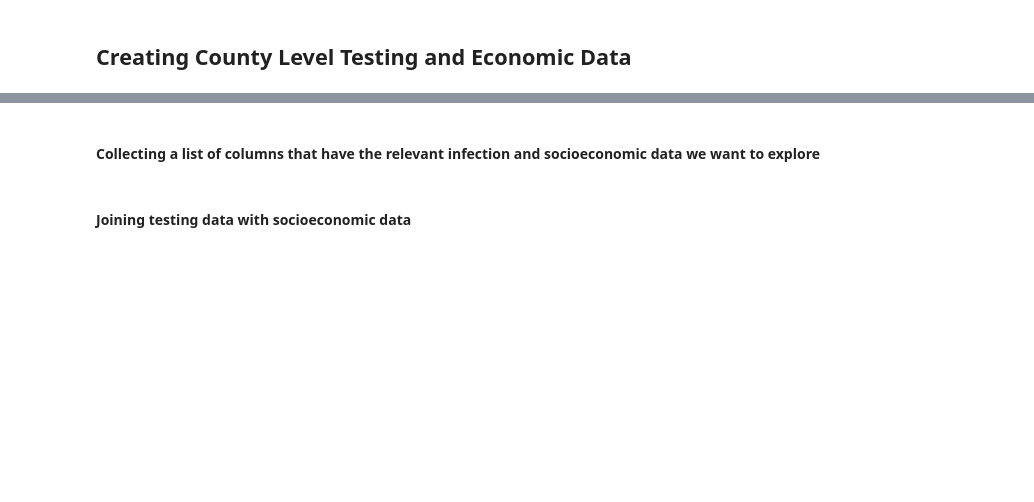
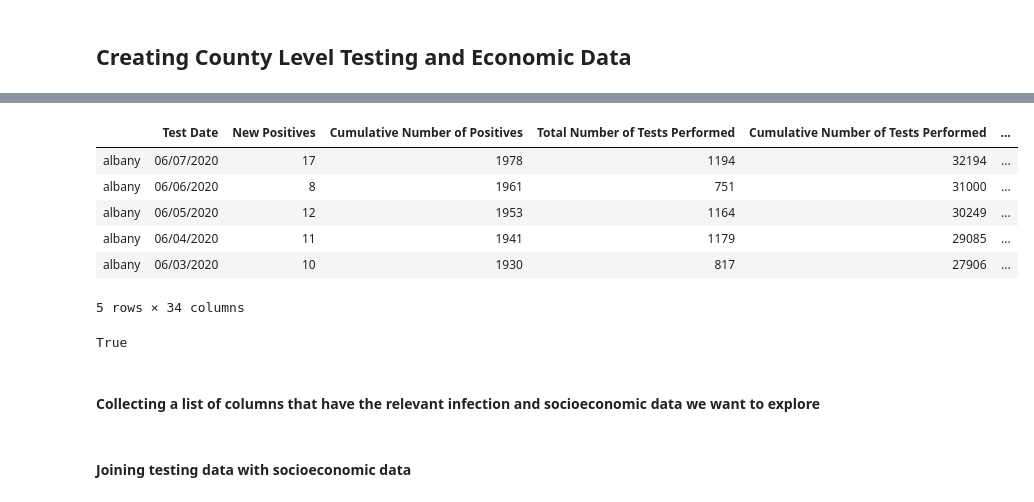
Before and after one commit to smruthiramesh/MIT_COVID-19_Datathon, a Jupyter notebook: data_creation.ipynb, the cells around one changed output, grey strips where cells are left out. Cells and saved outputs as stored; diff of their text form; code cells hidden in the pictures; blank space fills up the shorter version.

```diff
--- a/data_creation.ipynb
+++ b/data_creation.ipynb
@@ -44,3 +83,18 @@ ny_data_fips = ny_data.set_index("County").join(county_code_df.set_index("County
+# %%
+ny_data_fips.head()
+# %% [output]
+|  | Test Date | New Positives | Cumulative Number of Positives | Total Number of Tests Performed | Cumulative Number of Tests Performed | ... |
+| albany | 06/07/2020 | 17 | 1978 | 1194 | 32194 | ... |
+| albany | 06/06/2020 | 8 | 1961 | 751 | 31000 | ... |
+| albany | 06/05/2020 | 12 | 1953 | 1164 | 30249 | ... |
+| albany | 06/04/2020 | 11 | 1941 | 1179 | 29085 | ... |
+| albany | 06/03/2020 | 10 | 1930 | 817 | 27906 | ... |
+5 rows × 34 columns
+# %%
+# checking the join
+ny_data_fips.shape[0] == ny_data.shape[0]
+# %% [output]
+True
 # %% [markdown]
 #### Collecting a list of columns that have the relevant infection and socioeconomic data we want to explore
 # %%
```
Also changed, not shown: parts of 30 cells of this notebook, 1 other file.
